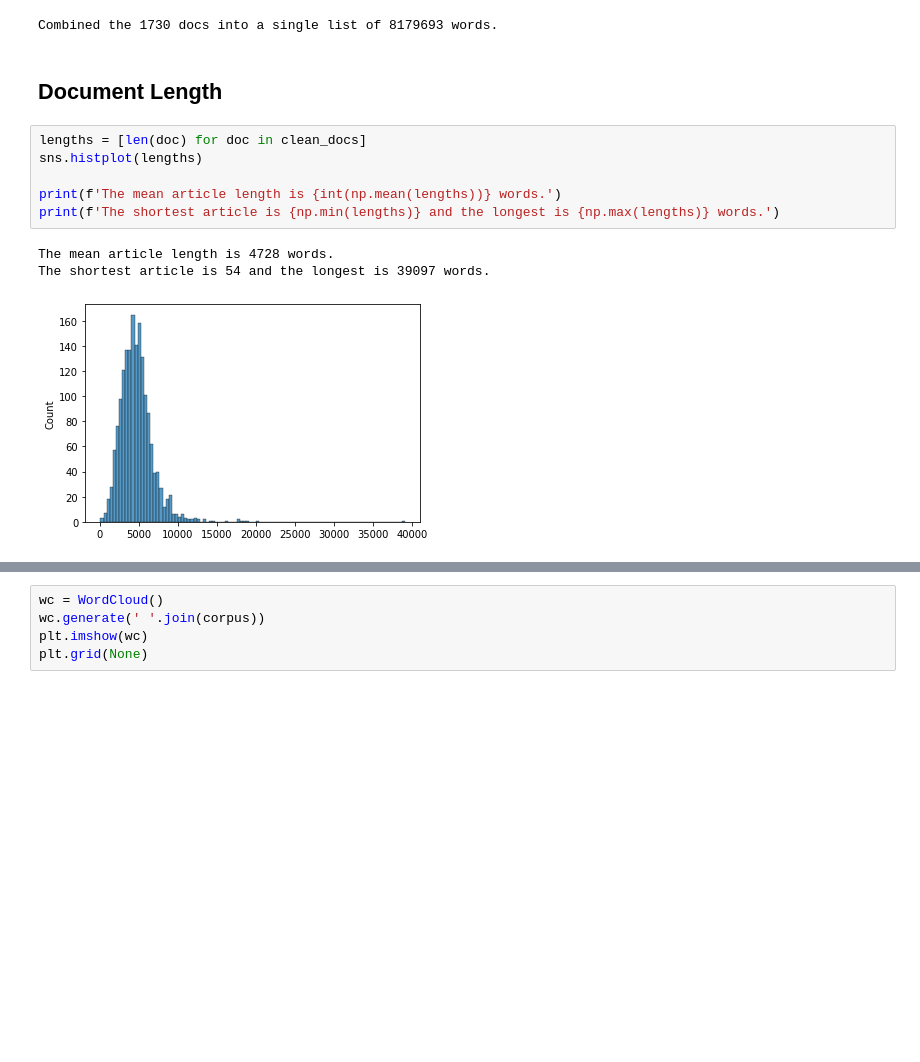
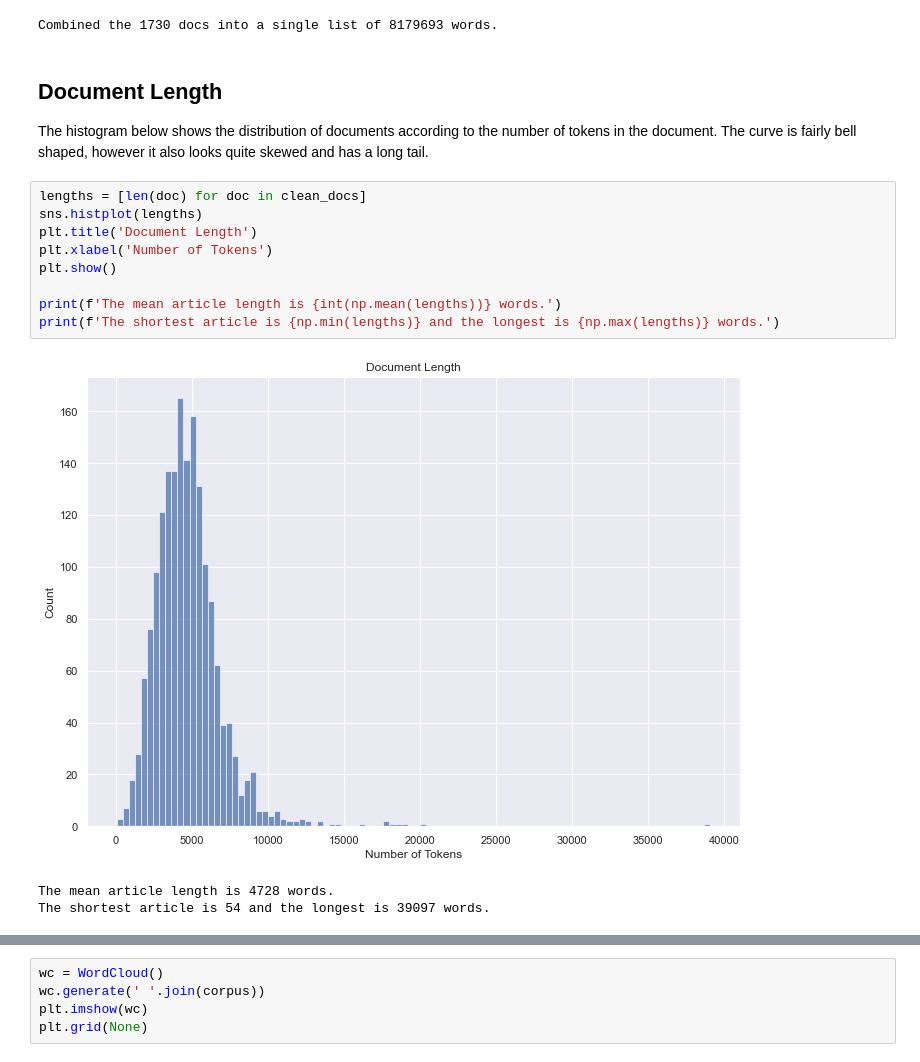
Before and after one commit to penichols10/SEP-Topic-Modelling, a Jupyter notebook: SEP LDA.ipynb, the cells around one changed output, grey strips where cells are left out. Cells and saved outputs as stored; diff of their text form; blank space fills up the shorter version.

```diff
--- a/SEP LDA.ipynb
+++ b/SEP LDA.ipynb
@@ -201,15 +208,19 @@ print(f'Combined the {len(clean_docs)} docs into a single list of {len(corpus)}
 Combined the 1730 docs into a single list of 8179693 words.
 # %% [markdown]
 ## Document Length
+The histogram below shows the distribution of documents according to the number of tokens in the document. The curve is fairly bell shaped, however it also looks quite skewed and has a long tail.
 # %%
 lengths = [len(doc) for doc in clean_docs]
 sns.histplot(lengths)
+plt.title('Document Length')
+plt.xlabel('Number of Tokens')
+plt.show()
 
 print(f'The mean article length is {int(np.mean(lengths))} words.')
 print(f'The shortest article is {np.min(lengths)} and the longest is {np.max(lengths)} words.')
 # %% [output]
+[figure, new version]
 The mean article length is 4728 words.
 The shortest article is 54 and the longest is 39097 words.
-[figure, old version]
 # %% [markdown]
  ## Word Frequencies
```
Also changed, not shown: parts of 15 cells of this notebook.
